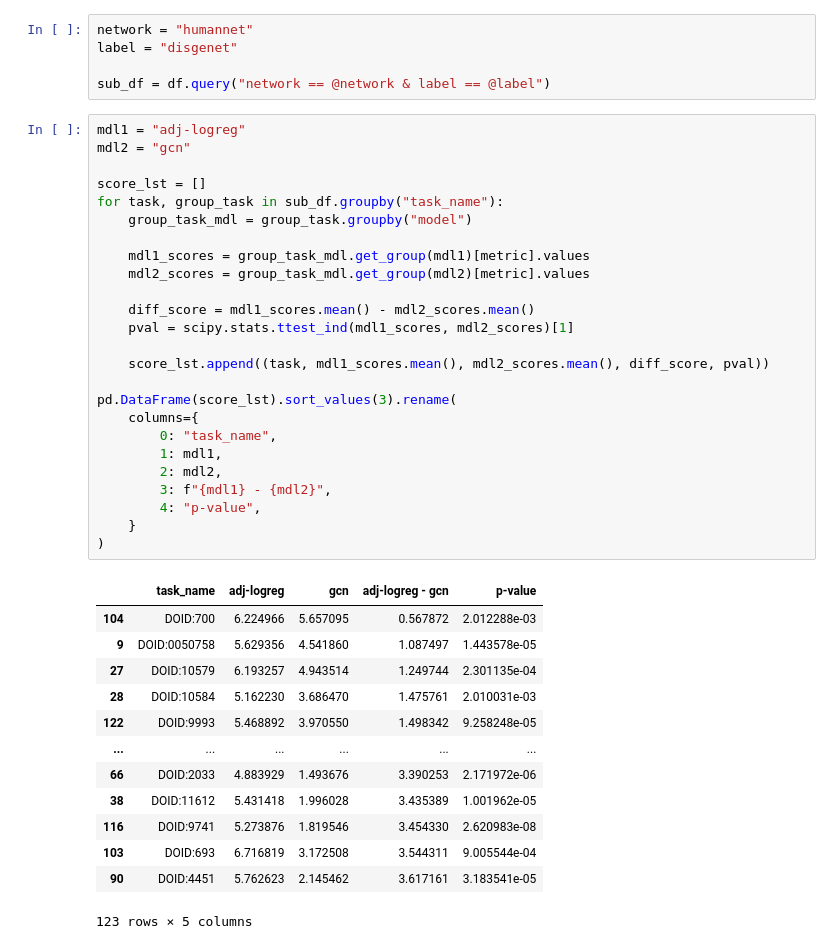
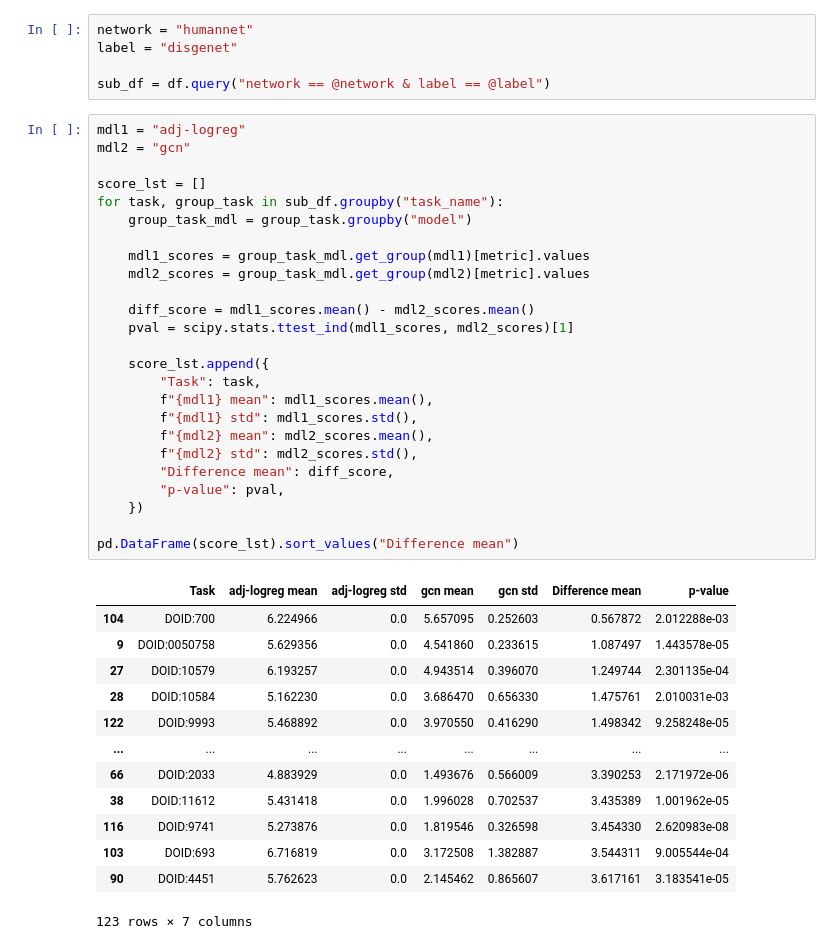
Before and after one commit to krishnanlab/obnbench, a Jupyter notebook: notebook/performance_comparison.ipynb, the cells around one changed output. Drawn from its saved outputs; the diff is of its cells as text.

Commit message:
update table format

```diff
--- a/notebook/performance_comparison.ipynb
+++ b/notebook/performance_comparison.ipynb
@@ -299,39 +299,39 @@ sub_df = df.query("network == @network & label == @label")
 # %%
 mdl1 = "adj-logreg"
 mdl2 = "gcn"
 
 score_lst = []
 for task, group_task in sub_df.groupby("task_name"):
     group_task_mdl = group_task.groupby("model")
 
     mdl1_scores = group_task_mdl.get_group(mdl1)[metric].values
     mdl2_scores = group_task_mdl.get_group(mdl2)[metric].values
 
     diff_score = mdl1_scores.mean() - mdl2_scores.mean()
     pval = scipy.stats.ttest_ind(mdl1_scores, mdl2_scores)[1]
 
-    score_lst.append((task, mdl1_scores.mean(), mdl2_scores.mean(), diff_score, pval))
+    score_lst.append({
+        "Task": task,
+        f"{mdl1} mean": mdl1_scores.mean(),
+        f"{mdl1} std": mdl1_scores.std(),
+        f"{mdl2} mean": mdl2_scores.mean(),
+        f"{mdl2} std": mdl2_scores.std(),
+        "Difference mean": diff_score,
+        "p-value": pval,
+    })
 
-pd.DataFrame(score_lst).sort_values(3).rename(
-    columns={
-        0: "task_name",
-        1: mdl1,
-        2: mdl2,
-        3: f"{mdl1} - {mdl2}",
-        4: "p-value",
-    }
-)
+pd.DataFrame(score_lst).sort_values("Difference mean")
 # %% [output]
-|  | task_name | adj-logreg | gcn | adj-logreg - gcn | p-value |
-| 104 | DOID:700 | 6.224966 | 5.657095 | 0.567872 | 2.012288e-03 |
-| 9 | DOID:0050758 | 5.629356 | 4.541860 | 1.087497 | 1.443578e-05 |
-| 27 | DOID:10579 | 6.193257 | 4.943514 | 1.249744 | 2.301135e-04 |
-| 28 | DOID:10584 | 5.162230 | 3.686470 | 1.475761 | 2.010031e-03 |
-| 122 | DOID:9993 | 5.468892 | 3.970550 | 1.498342 | 9.258248e-05 |
-| ... | ... | ... | ... | ... | ... |
-| 66 | DOID:2033 | 4.883929 | 1.493676 | 3.390253 | 2.171972e-06 |
-| 38 | DOID:11612 | 5.431418 | 1.996028 | 3.435389 | 1.001962e-05 |
-| 116 | DOID:9741 | 5.273876 | 1.819546 | 3.454330 | 2.620983e-08 |
-| 103 | DOID:693 | 6.716819 | 3.172508 | 3.544311 | 9.005544e-04 |
-| 90 | DOID:4451 | 5.762623 | 2.145462 | 3.617161 | 3.183541e-05 |
+|  | Task | adj-logreg mean | adj-logreg std | gcn mean | gcn std | Difference mean | p-value |
+| 104 | DOID:700 | 6.224966 | 0.0 | 5.657095 | 0.252603 | 0.567872 | 2.012288e-03 |
+| 9 | DOID:0050758 | 5.629356 | 0.0 | 4.541860 | 0.233615 | 1.087497 | 1.443578e-05 |
+| 27 | DOID:10579 | 6.193257 | 0.0 | 4.943514 | 0.396070 | 1.249744 | 2.301135e-04 |
+| 28 | DOID:10584 | 5.162230 | 0.0 | 3.686470 | 0.656330 | 1.475761 | 2.010031e-03 |
+| 122 | DOID:9993 | 5.468892 | 0.0 | 3.970550 | 0.416290 | 1.498342 | 9.258248e-05 |
+| ... | ... | ... | ... | ... | ... | ... | ... |
+| 66 | DOID:2033 | 4.883929 | 0.0 | 1.493676 | 0.566009 | 3.390253 | 2.171972e-06 |
+| 38 | DOID:11612 | 5.431418 | 0.0 | 1.996028 | 0.702537 | 3.435389 | 1.001962e-05 |
+| 116 | DOID:9741 | 5.273876 | 0.0 | 1.819546 | 0.326598 | 3.454330 | 2.620983e-08 |
+| 103 | DOID:693 | 6.716819 | 0.0 | 3.172508 | 1.382887 | 3.544311 | 9.005544e-04 |
+| 90 | DOID:4451 | 5.762623 | 0.0 | 2.145462 | 0.865607 | 3.617161 | 3.183541e-05 |
-123 rows × 5 columns
+123 rows × 7 columns
```
